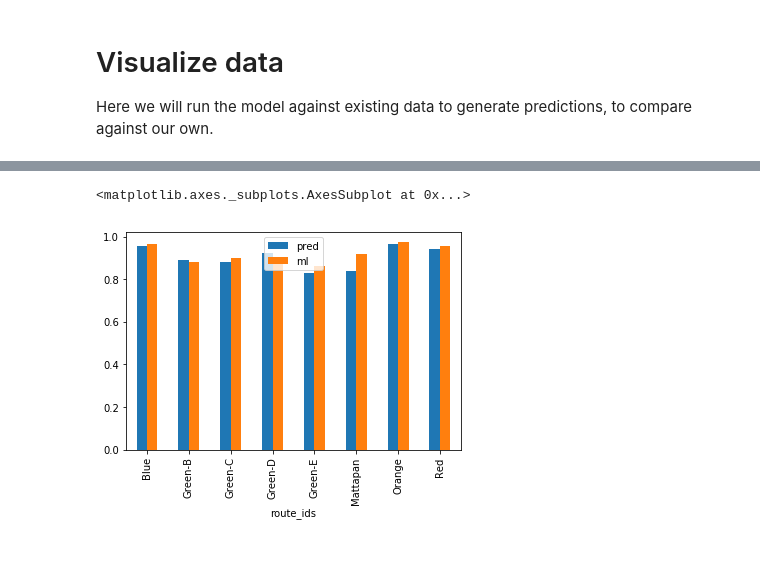
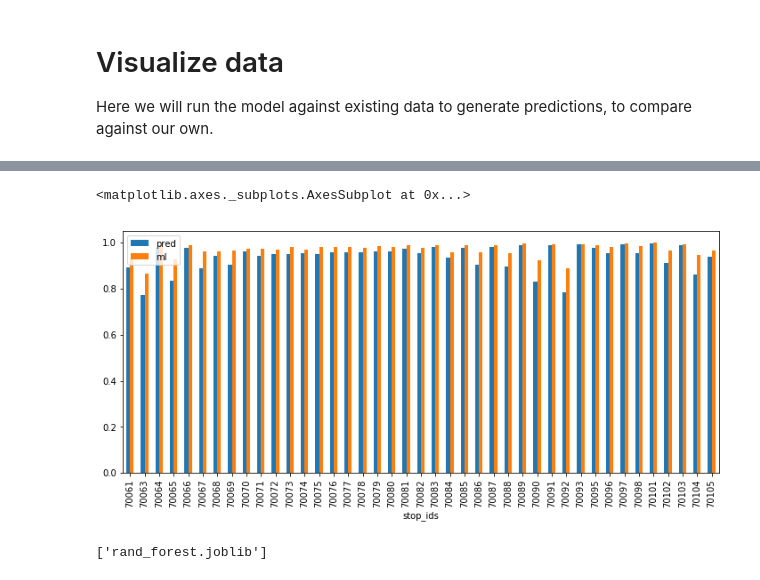
Before and after one commit to mbta/ml_exploration, a Jupyter notebook: Predictions.ipynb, the cells around one changed output, grey strips where cells are left out. Drawn from its saved outputs; the diff is of its cells as text; code cells hidden in the pictures; blank space fills up the shorter version.

```diff
--- a/Predictions.ipynb
+++ b/Predictions.ipynb
@@ -191,6 +292,6 @@ fitted = predictions_pipeline.fit_transform(strat_train_set)
 # %%
-from sklearn.linear_model import LinearRegression
+from sklearn.ensemble import RandomForestRegressor
 
-lin_reg = LinearRegression()
-lin_reg.fit(fitted, train_labels)
+rand_forest = RandomForestRegressor(n_estimators=10, n_jobs=8)
+rand_forest.fit(fitted, train_labels)
 # %% [output]
@@ -285,9 +371,10 @@ svm_poly_reg.fit(fitted, train_labels)
 
 Here we will run the model against existing data to generate predictions, to compare against our own.
 # %%
-viz_data = strat_train_set.copy()
+viz_data = strat_test_set.copy()
+model = rand_forest
 pipelined_data = predictions_pipeline.fit_transform(viz_data)
-predicted_errors = lin_reg.predict(pipelined_data)
+predicted_errors = model.predict(pipelined_data)
 # %%
 viz_data = AccuracyBinTransformer().transform(viz_data)
 viz_data["ml_arrival_time"] = viz_data.loc[:, "predictions_arrival_time"] + predicted_errors
@@ -322,6 +409,7 @@ def is_accurate_v(acc_bins, errors):
 viz_data["ml_accuracy"] = is_accurate_v(viz_data["accuracy_bin"], viz_data["ml_error"])
 viz_data["prediction_accuracy"] = is_accurate_v(viz_data["accuracy_bin"], viz_data["predictions_error"])
 # %%
-pred_acc = viz_data.groupby('predictions_route_id')['prediction_accuracy'].mean()
+pred_acc = viz_data.groupby('predictions_stop_id')['prediction_accuracy'].mean()
 # %%
-ml_acc = viz_data.groupby('predictions_route_id')['ml_accuracy'].mean()
+ml_acc = viz_data.groupby('predictions_stop_id')['ml_accuracy'].mean()
+ml_acc
@@ -328,9 +434,14 @@ ml_acc = viz_data.groupby('predictions_route_id')['ml_accuracy'].mean()
 # %%
 pd.DataFrame({
-    'route_ids': ml_acc.index.values,
+    'stop_ids': ml_acc.index.values,
     'pred': pred_acc.values,
     'ml': ml_acc.values
-}).plot(kind='bar', x='route_ids')
+}).plot(kind='bar', x='stop_ids', figsize=(12,5))
 # %% [output]
 <matplotlib.axes._subplots.AxesSubplot at 0x...>
-[figure, old version]
+[figure, new version]
+# %%
+from joblib import dump, load
+dump(rand_forest, 'rand_forest_red.joblib')
+# %% [output]
+['rand_forest.joblib']
```
Also changed, not shown: parts of 52 cells of this notebook, 1 other file.
